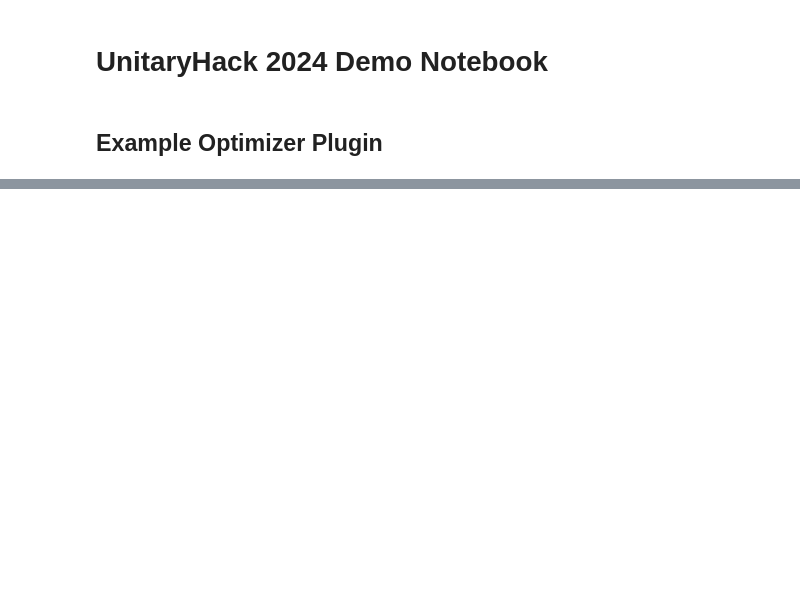
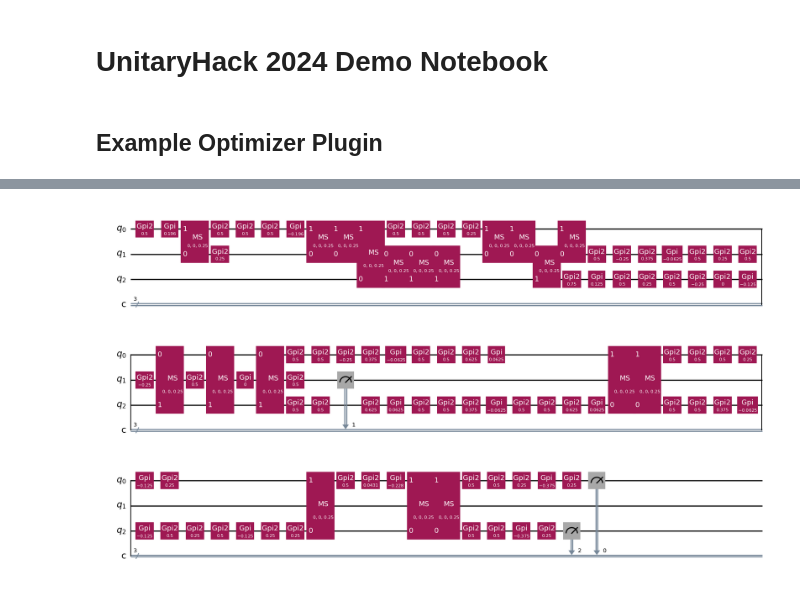
Before and after one commit to ionq-samples/Ion-Q-Thruster, a Jupyter notebook: main.ipynb, the cells around one changed output, grey strips where cells are left out. Saved outputs shown, nothing was run; the diff lists cells and outputs as text; code cells hidden in the pictures; blank space fills up the shorter version.

```diff
--- a/main.ipynb
+++ b/main.ipynb
@@ -77,0 +76,9 @@ plot_histogram(job.get_counts())
+# %%
+from custom_transpiler import IonQ_Transpiler
+
+
+transpiler = IonQ_Transpiler(backend)
+custom_qc = transpiler.transpile(r_qc)
+custom_qc.draw("mpl")
+# %% [output]
+[figure, added]
```
Also changed, not shown: parts of 3 cells of this notebook, 6 other files.
